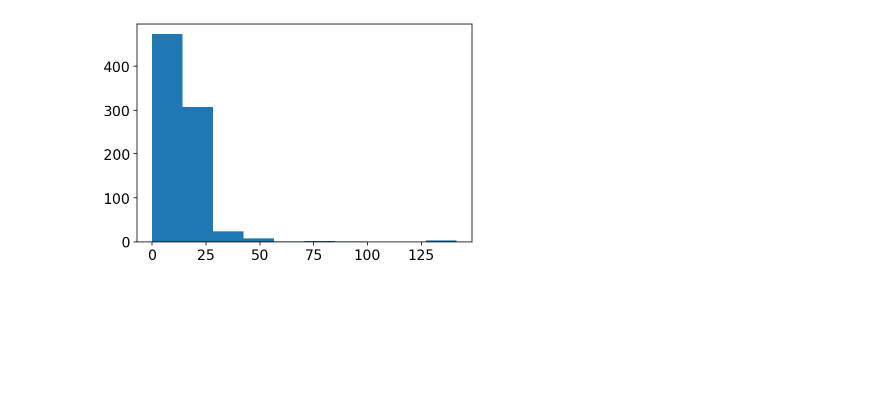
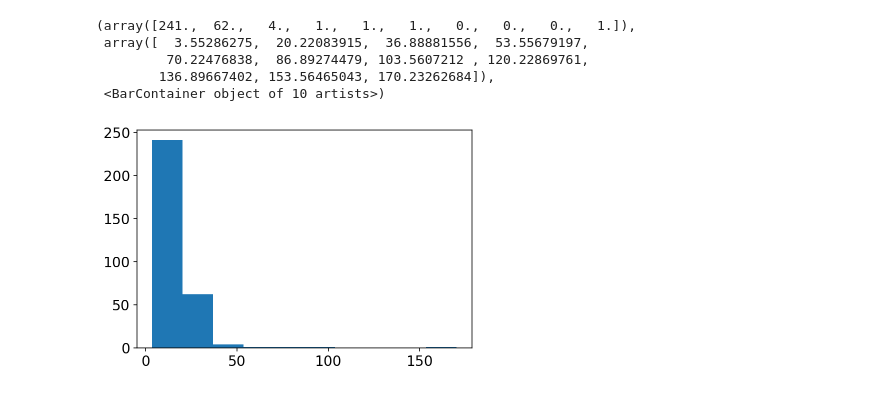
Before and after one commit to lapidesd/streamflow_depletion_metrics_replacement, a Jupyter notebook: Code/aquifer_params.ipynb, the cells around one changed output. Cells and saved outputs as stored; diff of their text form; code cells hidden in the pictures; blank space fills up the shorter version.

Commit message:
basin mean aquifer params

```diff
--- a/Code/aquifer_params.ipynb
+++ b/Code/aquifer_params.ipynb
@@ -72,2 +129,7 @@ KeyboardInterrupt:
+# %%
+gagesII_join['GAGE_ID'] = gagesII_join.GAGE_ID.astype('int')
+gagesII['STAID'] = gagesII.STAID.astype('int')
+gagesII_basins['GAGE_ID'] = gagesII_basins.GAGE_ID.astype('int')
 # %%
-test.crs
+gagesII_join = gagesII_join.merge(gagesII_basins[['GAGE_ID','geometry']],left_on='GAGE_ID',
+                  right_on='GAGE_ID',how='left')
@@ -76 +140,7 @@ CRS.from_epsg(4326)
+# %%
+from rasterstats import zonal_stats
+
+DTB_zonal_stats = zonal_stats(gagesII_join.geometry, '../Data/bigfiles/BDTICM_M_1km_ll.tif')
+# %%
+DTB_zonal_mean = [DTB_zonal_stats[i]['mean']/100 for i in range(len(DTB_zonal_stats))]
 # %%
@@ -111,5 +158,10 @@ total 818
 # %%
-plt.hist(DTB)
-gagesII_reproj['DTB'] = DTB
+plt.hist(DTB_zonal_mean)
+# gagesII_reproj['DTB'] = DTB
 # %% [output]
+(array([241.,  62.,   4.,   1.,   1.,   1.,   0.,   0.,   0.,   1.]),
+ array([  3.55286275,  20.22083915,  36.88881556,  53.55679197,
+         70.22476838,  86.89274479, 103.5607212 , 120.22869761,
+        136.89667402, 153.56465043, 170.23262684]),
+ <BarContainer object of 10 artists>)
-[figure, old version]
+[figure, new version]
```
Also changed, not shown: parts of 18 cells of this notebook.
